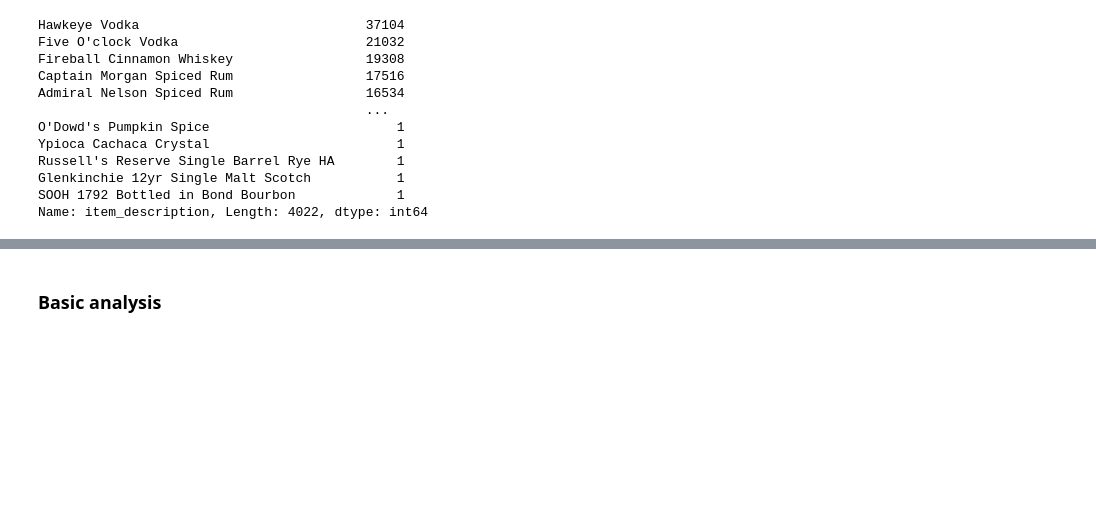
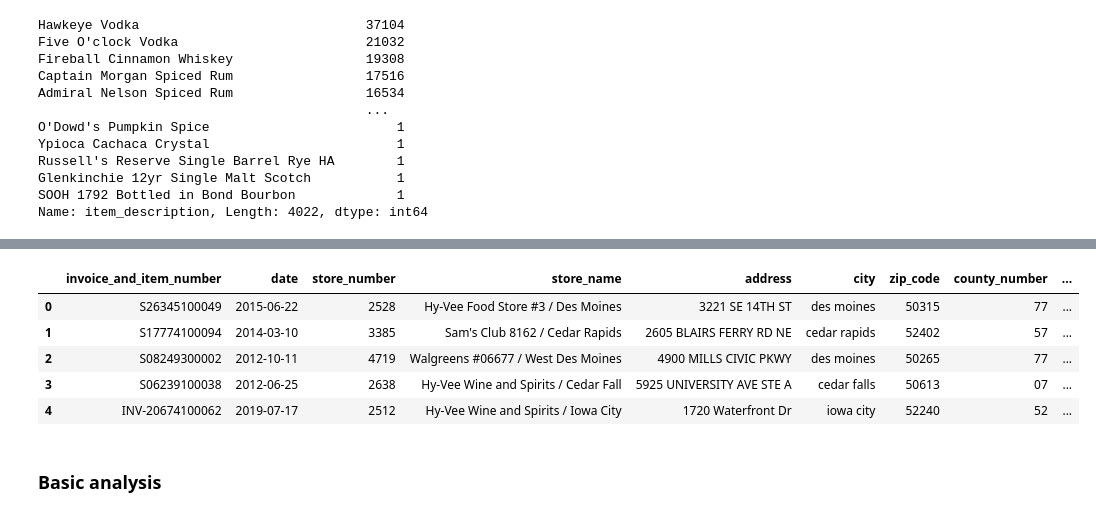
Before and after one commit to DiracLog/Iowa_public_data_analysis, a Jupyter notebook: test1.ipynb, the cells around one changed output, grey strips where cells are left out. Drawn from its saved outputs; the diff is of its cells as text; code cells hidden in the pictures; blank space fills up the shorter version.

```diff
--- a/test1.ipynb
+++ b/test1.ipynb
@@ -249,3 +249,7 @@ Russell's Reserve Single Barrel Rye HA        1
 Glenkinchie 12yr Single Malt Scotch           1
 SOOH 1792 Bottled in Bond Bourbon             1
 Name: item_description, Length: 4022, dtype: int64
+# %%
+df['county'] = df['county'].str.lower()
+df['county'].unique()
+df['county'].value_counts()
@@ -251,0 +269,4 @@ Name: item_description, Length: 4022, dtype: int64
+# %%
+df['vendor_name'] = df['vendor_name'].str.lower()
+df['vendor_name'].unique()
+df['vendor_name'].value_counts()
@@ -252,3 +286,12 @@ Name: item_description, Length: 4022, dtype: int64
+# %%
+df.head()
+# %% [output]
+|  | invoice_and_item_number | date | store_number | store_name | address | city | zip_code | county_number | ... |
+| 0 | S26345100049 | 2015-06-22 | 2528 | Hy-Vee Food Store #3 / Des Moines | 3221 SE 14TH ST | des moines | 50315 | 77 | ... |
+| 1 | S17774100094 | 2014-03-10 | 3385 | Sam's Club 8162 / Cedar Rapids | 2605 BLAIRS FERRY RD NE | cedar rapids | 52402 | 57 | ... |
+| 2 | S08249300002 | 2012-10-11 | 4719 | Walgreens #06677 / West Des Moines | 4900 MILLS CIVIC PKWY | des moines | 50265 | 77 | ... |
+| 3 | S06239100038 | 2012-06-25 | 2638 | Hy-Vee Wine and Spirits / Cedar Fall | 5925 UNIVERSITY AVE STE A | cedar falls | 50613 | 07 | ... |
+| 4 | INV-20674100062 | 2019-07-17 | 2512 | Hy-Vee Wine and Spirits / Iowa City | 1720 Waterfront Dr | iowa city | 52240 | 52 | ... |
 # %% [markdown]
 ### Basic analysis
 # %% [markdown]
```
Also changed, not shown: parts of 3 cells of this notebook.
